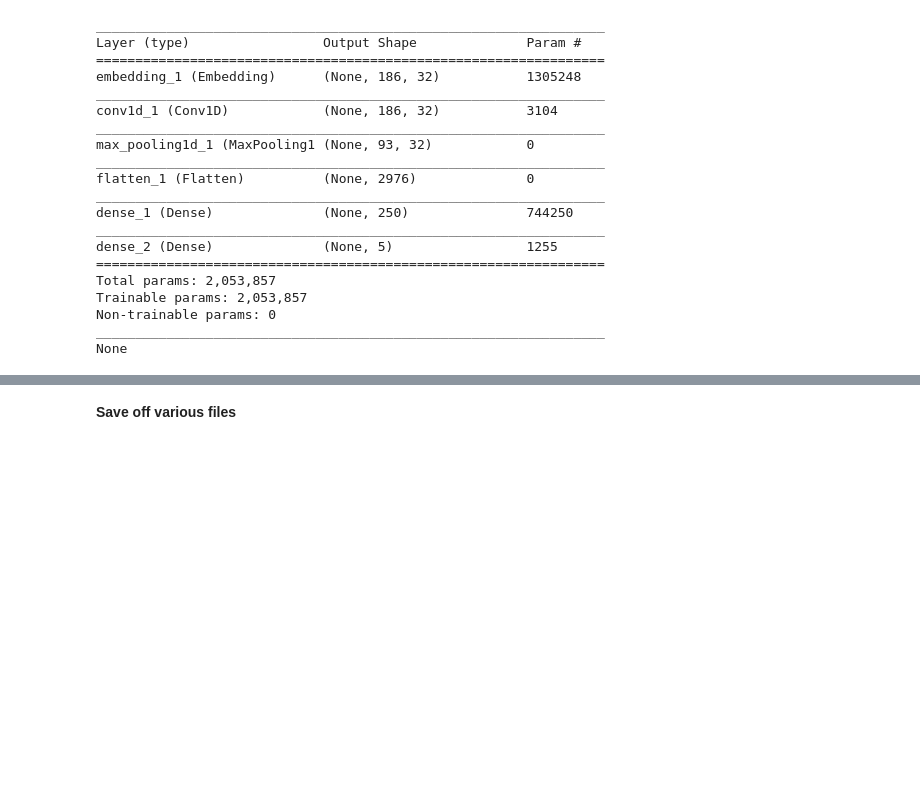
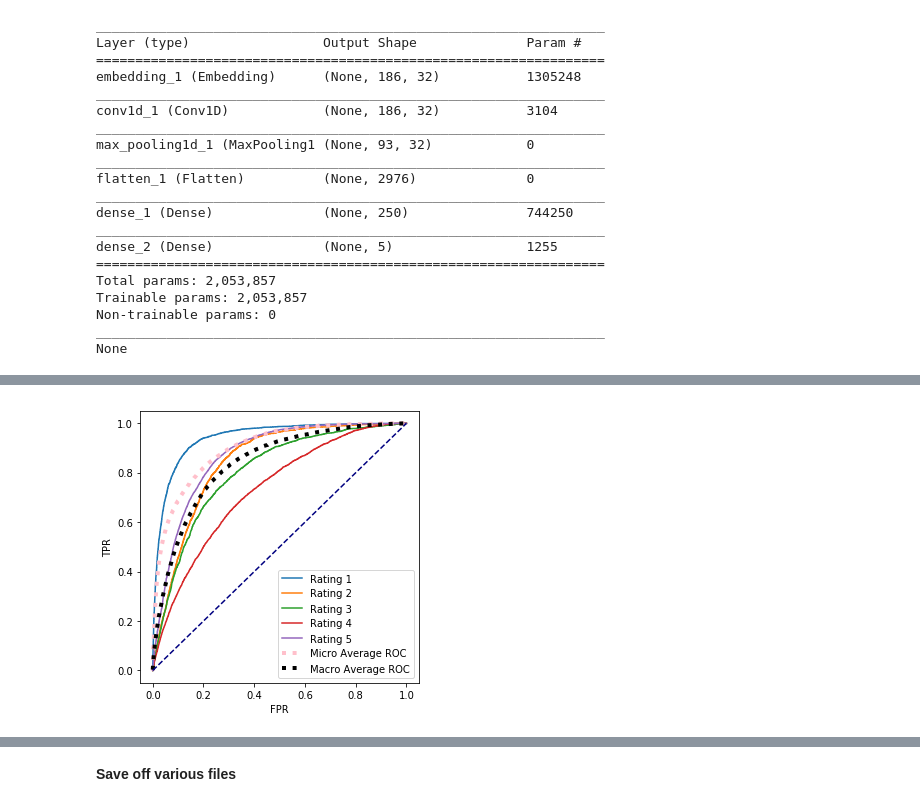
Before and after one commit to sv650s/sb-capstone, a Jupyter notebook: 2019-06-23-CNN_prototype.ipynb, the cells around one changed output, grey strips where cells are left out. Cells and saved outputs as stored; diff of their text form; code cells hidden in the pictures; blank space fills up the shorter version.

```diff
--- a/2019-06-23-CNN_prototype.ipynb
+++ b/2019-06-23-CNN_prototype.ipynb
@@ -357,0 +430,4 @@ weighted avg       0.63      0.66      0.63     28011
+# %%
+roc_auc =  plot_roc_auc(y_test, y_predict_df)
+# %% [output]
+[figure, added]
```
Also changed, not shown: parts of 44 cells of this notebook.
